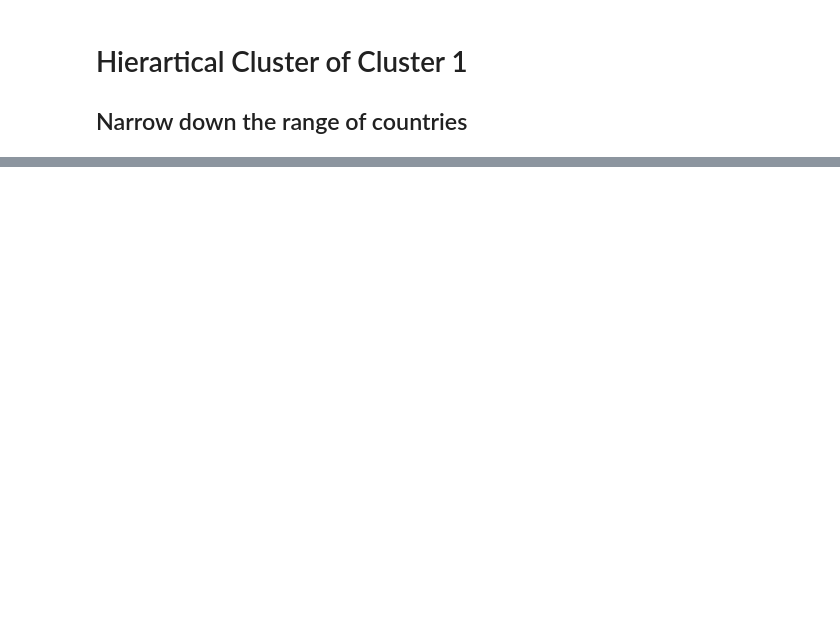
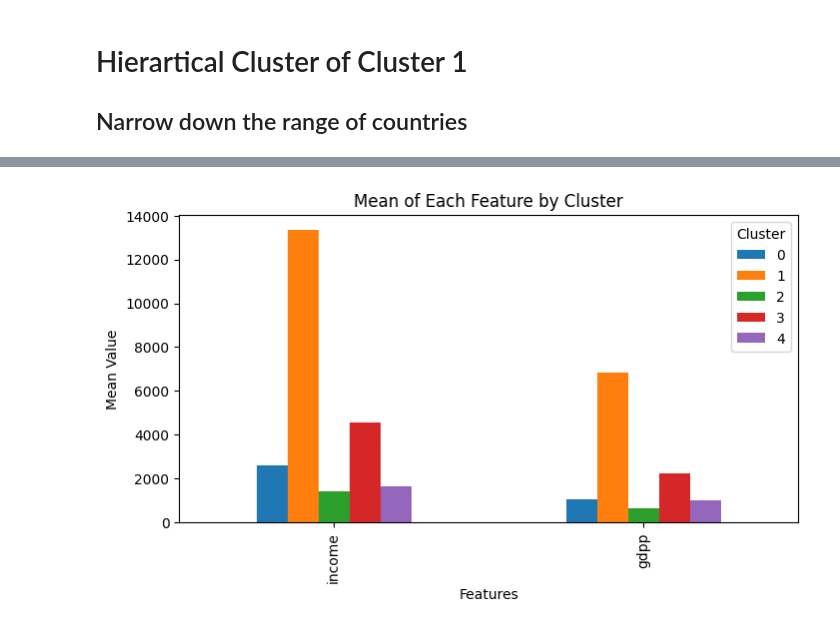
Before and after one commit to bytesbyt/ds_help_country, a Jupyter notebook: country.ipynb, the cells around one changed output, grey strips where cells are left out. Cells and saved outputs as stored; diff of their text form; code cells hidden in the pictures; blank space fills up the shorter version.

```diff
--- a/country.ipynb
+++ b/country.ipynb
@@ -604,0 +628,10 @@ plt.show()
+# %%
+# Compare means side by side
+
+# Extract means of each cluster
+mean_values01 = cluster_1_df.groupby("Cluster")[['income', 'gdpp']].mean()
+print(mean_values01)
+
+# Transpose - rows: features, columns = cluster
+mean_value_transposed01 = mean_values01.T
+print(mean_value_transposed01)
@@ -604,0 +677,9 @@ plt.show()
+# %%
+# plot tranposed
+mean_value_transposed01.plot.bar(figsize=(8,4))
+plt.title("Mean of Each Feature by Cluster")
+plt.xlabel("Features")
+plt.ylabel("Mean Value")
+plt.show()
+# %% [output]
+[figure, added]
```
Also changed, not shown: parts of 32 cells of this notebook, 2 other files.
